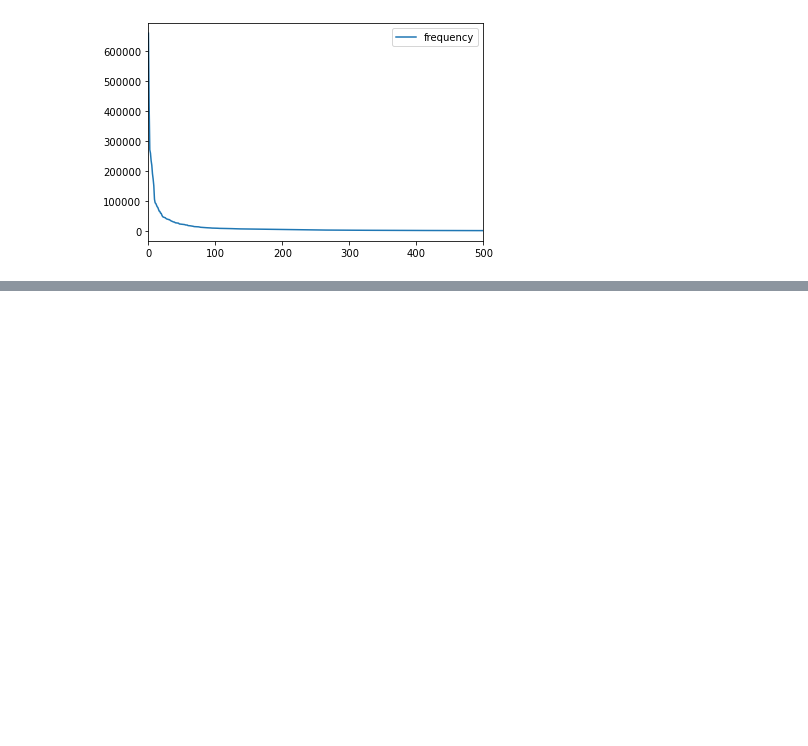
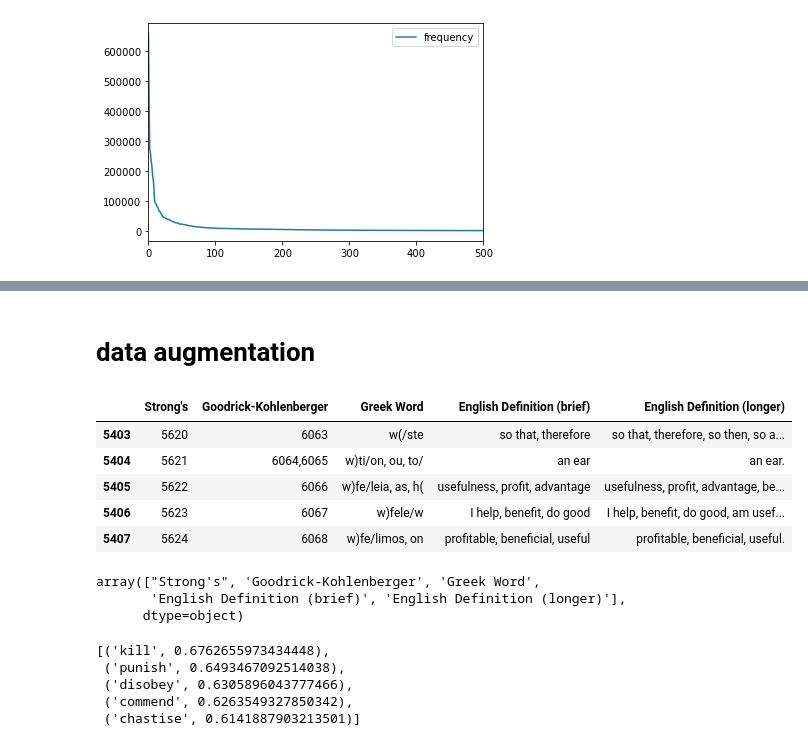
Before and after one commit to jacobacollins/History-of-Philosophy, a Jupyter notebook: Clustering-Model.ipynb, the cells around one changed output, grey strips where cells are left out. Drawn from its saved outputs; the diff is of its cells as text; code cells hidden in the pictures; blank space fills up the shorter version.

```diff
--- a/Clustering-Model.ipynb
+++ b/Clustering-Model.ipynb
@@ -139,0 +205,19 @@ word_freq.plot(xlim=(0,500))
+# %% [markdown]
+# data augmentation
+# %%
+greek_dict = pd.read_csv('dodson.csv', sep='\t')
+# %%
+greek_dict.tail()
+# %% [output]
+|  | Strong's | Goodrick-Kohlenberger | Greek Word | English Definition (brief) | English Definition (longer) |
+| 5403 | 5620 | 6063 | w(/ste | so that, therefore | so that, therefore, so then, so a... |
+| 5404 | 5621 | 6064,6065 | w)ti/on, ou, to/ | an ear | an ear. |
+| 5405 | 5622 | 6066 | w)fe/leia, as, h( | usefulness, profit, advantage | usefulness, profit, advantage, be... |
+| 5406 | 5623 | 6067 | w)fele/w | I help, benefit, do good | I help, benefit, do good, am usef... |
+| 5407 | 5624 | 6068 | w)fe/limos, on | profitable, beneficial, useful | profitable, beneficial, useful. |
+# %%
+greek_dict.columns.values
+# %% [output]
+array(["Strong's", 'Goodrick-Kohlenberger', 'Greek Word',
+       'English Definition (brief)', 'English Definition (longer)'],
+      dtype=object)
@@ -139,0 +246,8 @@ word_freq.plot(xlim=(0,500))
+# %%
+model.wv.most_similar("prosecute", topn=5)
+# %% [output]
+[('kill', 0.6762655973434448),
+ ('punish', 0.6493467092514038),
+ ('disobey', 0.6305896043777466),
+ ('commend', 0.6263549327850342),
+ ('chastise', 0.6141887903213501)]
```
Also changed, not shown: parts of 11 cells of this notebook, 1 other file.
